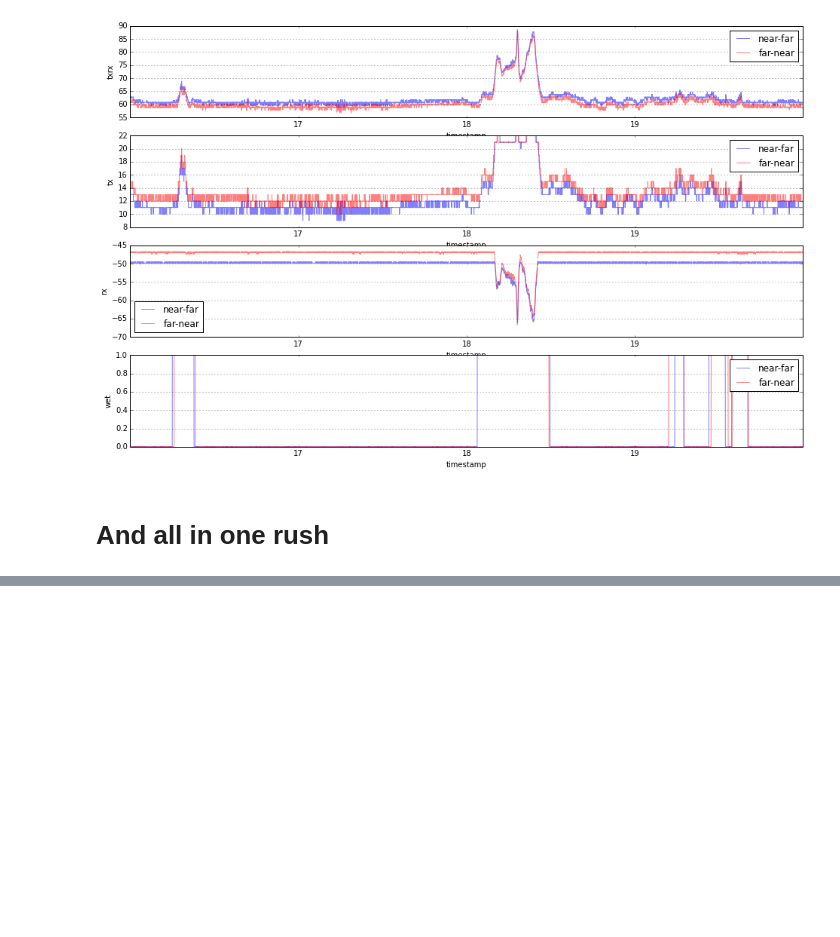
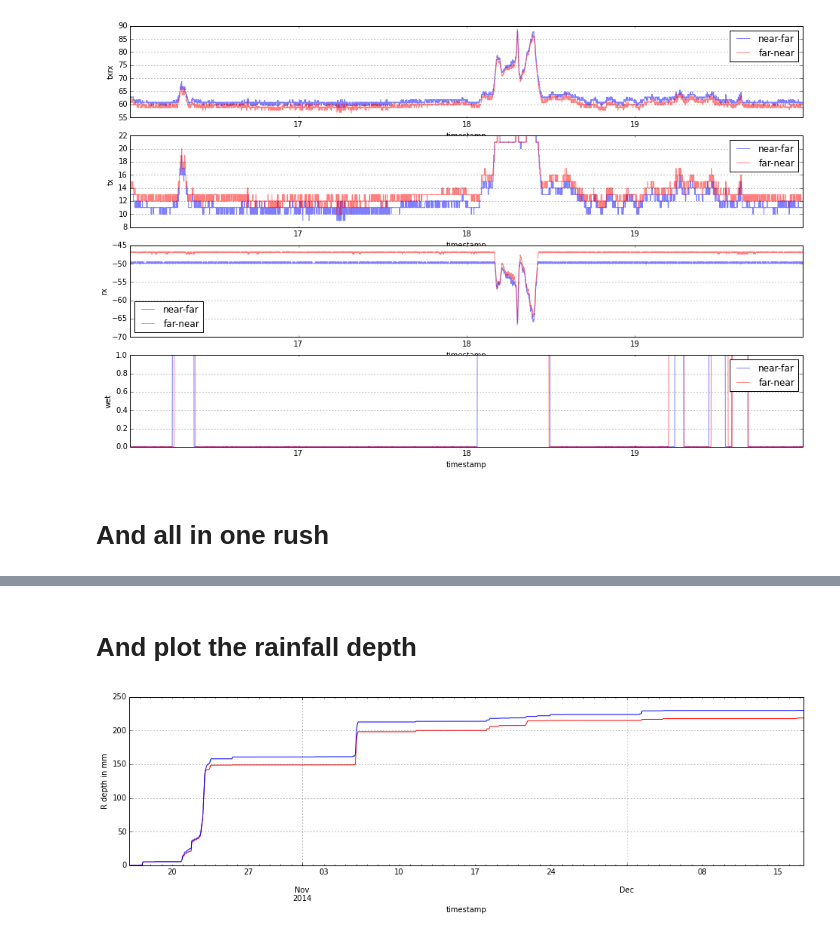
Before and after one commit to pycomlink/pycomlink, a Jupyter notebook: notebooks/example_workflow.ipynb, the cells around one changed output, grey strips where cells are left out. Drawn from its saved outputs; the diff is of its cells as text; code cells hidden in the pictures; blank space fills up the shorter version.

```diff
--- a/notebooks/example_workflow.ipynb
+++ b/notebooks/example_workflow.ipynb
@@ -163,0 +164,9 @@ cml.plot(param_list=['rx', 'tx', 'txrx', 'wet', 'baseline', 'A', 'R'],
+# %% [markdown]
+# And plot the rainfall depth
+# %%
+cml.data.R_fn.resample('H').cumsum().plot(color='r');
+cml.data.R_nf.resample('H').cumsum().plot(color='b', figsize=(16,4))
+
+ylabel('R depth in mm');
+# %% [output]
+[figure, added]
```
Also changed, not shown: parts of 2 cells of this notebook, 1 other file.
